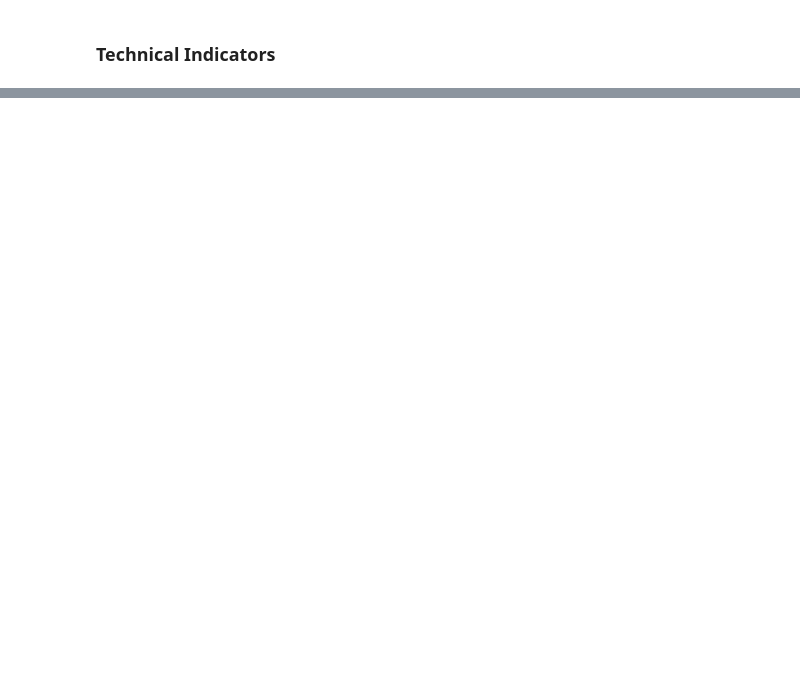
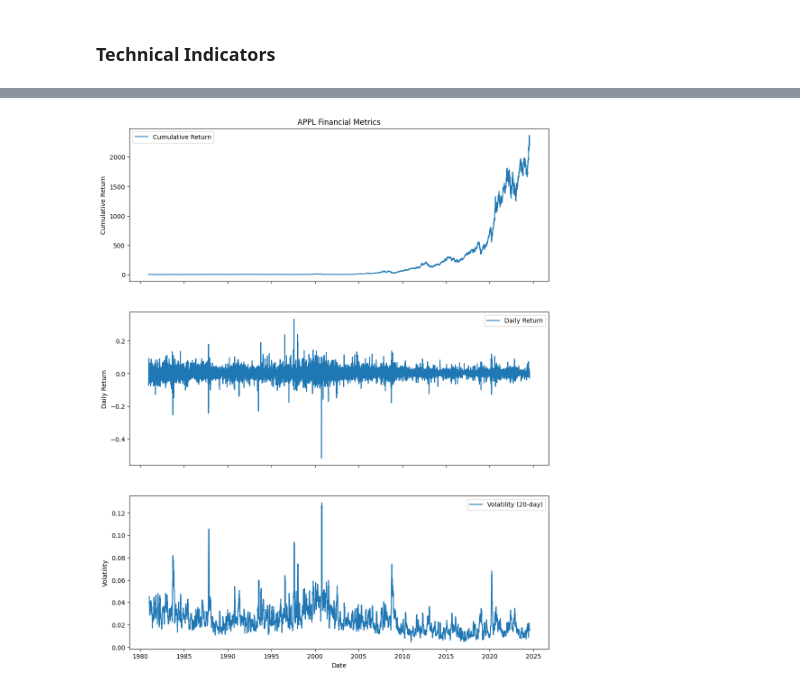
Before and after one commit to brook1167/Nova-Financial-Solutions, a Jupyter notebook: notebooks/Quantitative_analysis.ipynb, the cells around one changed output, grey strips where cells are left out. Saved outputs shown, nothing was run; the diff lists cells and outputs as text; code cells hidden in the pictures; blank space fills up the shorter version.

Commit message:
perform financial metrics

```diff
--- a/notebooks/Quantitative_analysis.ipynb
+++ b/notebooks/Quantitative_analysis.ipynb
@@ -102,0 +142,6 @@ plot_technical_indicators(AAPL_df)
+# %%
+# Plot financial metrics
+
+plot_financial_metrics(AAPL_df, 'APPL')
+# %% [output]
+[figure, added]
```
Also changed, not shown: parts of 18 cells of this notebook.
